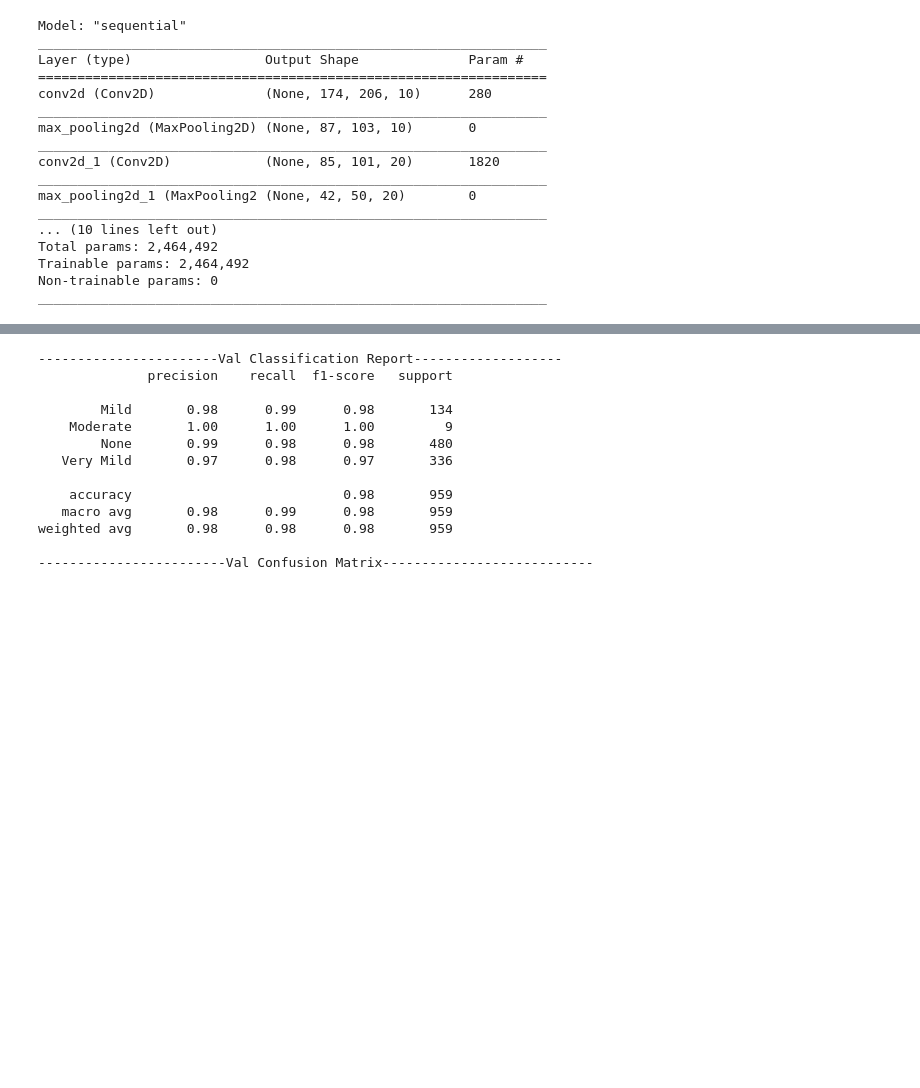
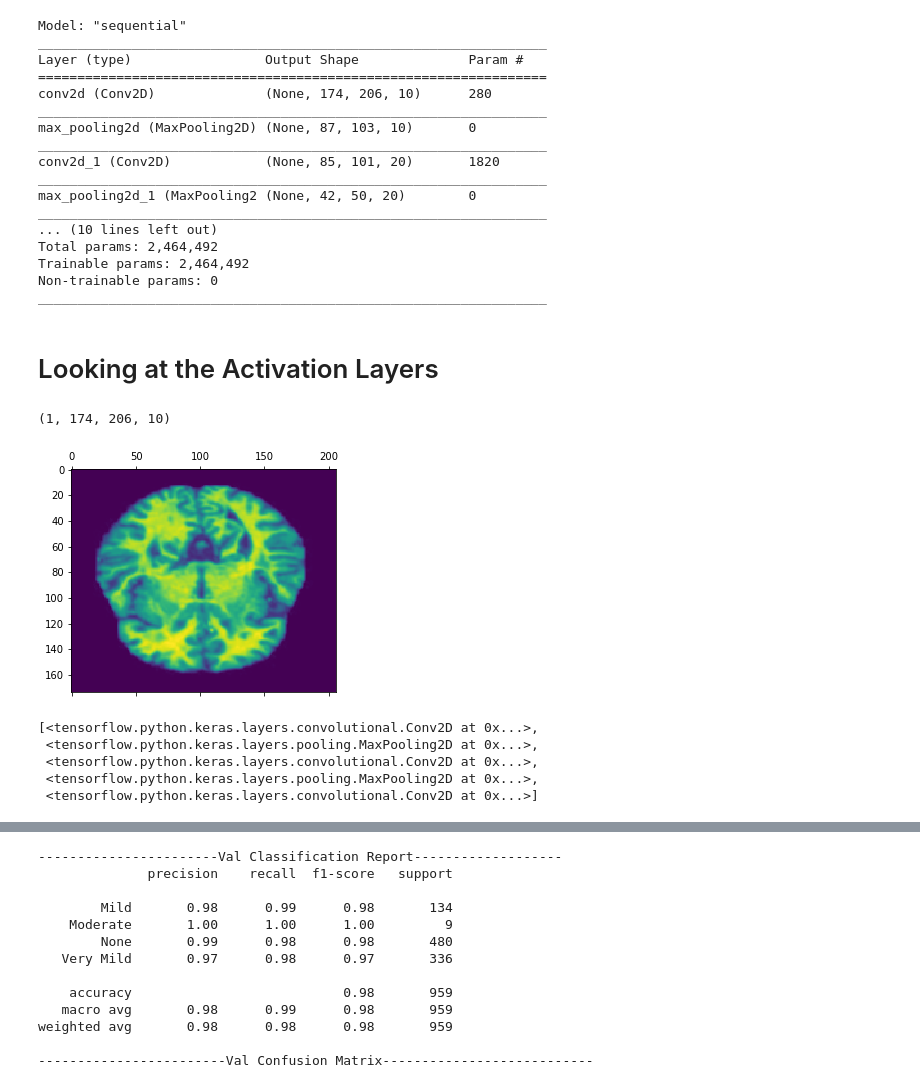
Before and after one commit to howen7/Alzeimers, a Jupyter notebook: notebooks/exploratory/Final_model.ipynb, the cells around one changed output, grey strips where cells are left out. Cells and saved outputs as stored; diff of their text form; code cells hidden in the pictures; blank space fills up the shorter version.

Commit message:
eda on final model

```diff
--- a/notebooks/exploratory/Final_model.ipynb
+++ b/notebooks/exploratory/Final_model.ipynb
@@ -99,3 +96,39 @@ Total params: 2,464,492
 Trainable params: 2,464,492
 Non-trainable params: 0
 _________________________________________________________________
+# %% [markdown]
+# Looking at the Activation Layers
+# %%
+# Extract model layer outputs
+layer_outputs = [layer.output for layer in model.layers]
+
+# Rather then a model with a single output, we are going to make a model to display the feature maps
+activation_model = models.Model(inputs=model.input, outputs=layer_outputs)
+# %%
+img_path = '../../src/data2/train/NonDemented/nondem100.jpg'
+
+
+img = image.load_img(img_path, target_size=(176, 208))
+img_tensor = image.img_to_array(img)
+img_tensor = np.expand_dims(img_tensor, axis=0)
+
+
+activations = activation_model.predict(img_tensor)
+
+first_layer_activation = activations[0]  #The first activation layer
+print(first_layer_activation.shape)
+
+# We slice the 9th channel and preview the results
+plt.matshow(first_layer_activation[0, :, :, 1], cmap='viridis') # There are 10 different channels because our input was 10 for our first layer
+plt.show()
+# %% [output]
+(1, 174, 206, 10)
+[figure, added]
+# %%
+model.layers[:5]
+# %% [output]
+[<tensorflow.python.keras.layers.convolutional.Conv2D at 0x...>,
+ <tensorflow.python.keras.layers.pooling.MaxPooling2D at 0x...>,
+ <tensorflow.python.keras.layers.convolutional.Conv2D at 0x...>,
+ <tensorflow.python.keras.layers.pooling.MaxPooling2D at 0x...>,
+ <tensorflow.python.keras.layers.convolutional.Conv2D at 0x...>]
```
Also changed, not shown: parts of 6 cells of this notebook.
